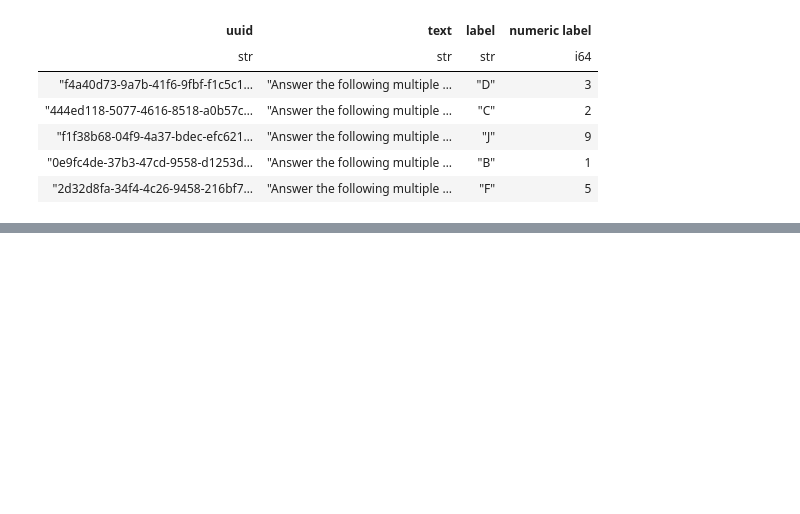
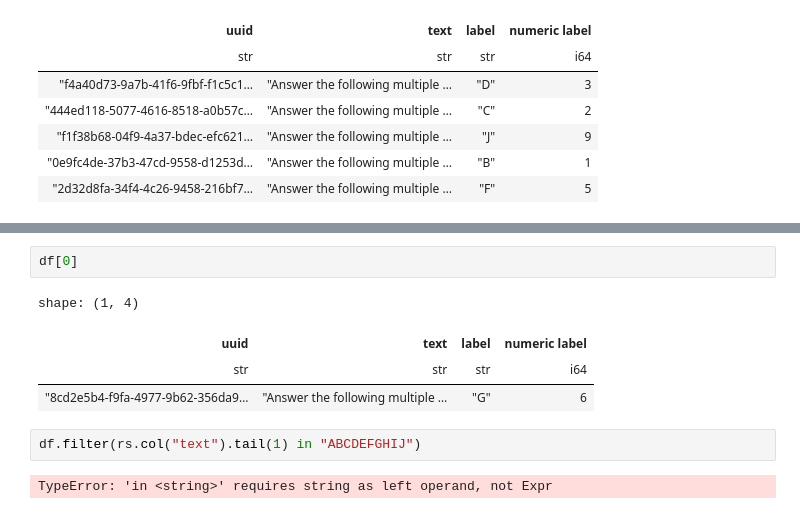
Before and after one commit to williamsnell/cotprobe, a Jupyter notebook: sort_responses.ipynb, the cells around one changed output, grey strips where cells are left out. Drawn from its saved outputs; the diff is of its cells as text; blank space fills up the shorter version.

```diff
--- a/sort_responses.ipynb
+++ b/sort_responses.ipynb
@@ -92,0 +127,11 @@ shape: (5, 4)
+# %%
+df[0]
+# %% [output]
+shape: (1, 4)
+| uuid | text | label | numeric label |
+| str | str | str | i64 |
+| "8cd2e5b4-f9fa-4977-9b62-356da9… | "Answer the following multiple … | "G" | 6 |
+# %%
+df.filter(rs.col("text").tail(1) in "ABCDEFGHIJ")
+# %% [output]
+TypeError: 'in <string>' requires string as left operand, not Expr
```
Also changed, not shown: parts of 7 cells of this notebook, 4 other files.
